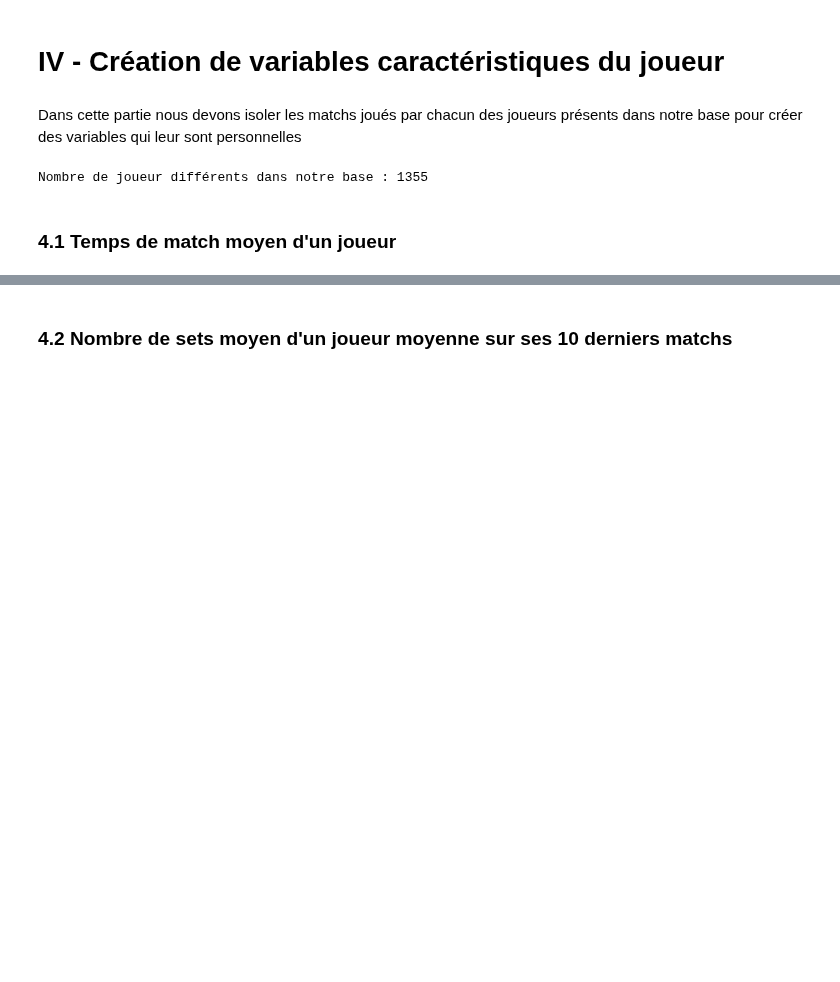
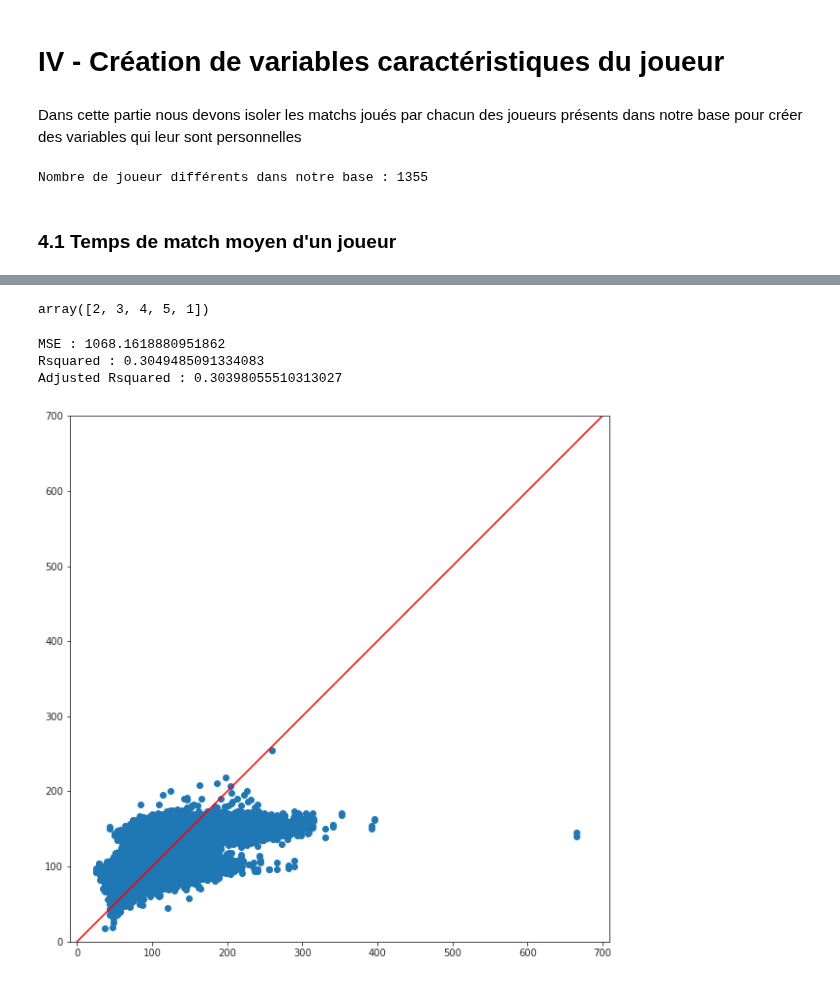
Before and after one commit to CesarRoaldes/tennis_match_time, a Jupyter notebook: Features engineering.ipynb, the cells around one changed output, grey strips where cells are left out. Cells and saved outputs as stored; diff of their text form; code cells hidden in the pictures; blank space fills up the shorter version.

```diff
--- a/Features engineering.ipynb
+++ b/Features engineering.ipynb
@@ -234,4 +289,2 @@ data['nb_set'] = data.apply(lambda x: [[int(elt[0]) if elt[0] not in string.asci
 # %%
-data['nb_set'] = data.apply(lambda x: [x['nb_set'].remove(liste) for liste in x['nb_set'] if liste==None], axis=1)
+data['nb_set'] = data['score'].apply(lambda x: len(x.split(' ')))
-# %%
-data['nb_set'] = data.apply(lambda x: [sum(liste) for liste in x['nb_set']], axis=1)
@@ -266,2 +291,28 @@ a
-# %% [markdown]
-### 4.2 Nombre de sets moyen d'un joueur moyenne sur ses 10 derniers matchs
+# %%
+data['nb_set'].unique()
+# %% [output]
+array([2, 3, 4, 5, 1])
+# %%
+modele = ols('minutes ~ const + C(tourney_name) + C(surface) + C(tourney_level) +  player_age \
+          + opponent_age + best_of + C(round) + year+  diff_ranking + avg_ranking + mean_time' , data=add_constant(data))
+resultat = modele.fit()
+# %%
+print('MSE :', resultat.mse_resid,
+      '\nRsquared :', resultat.rsquared,
+      '\nAdjusted Rsquared :', resultat.rsquared_adj)
+# %% [output]
+MSE : 1068.1618880951862
+Rsquared : 0.3049485091334083
+Adjusted Rsquared : 0.30398055510313027
+# %%
+y_pred = resultat.fittedvalues
+# %%
+plt.figure(figsize=(10,10))
+plt.scatter(y.values, y_pred)
+plt.plot([0,700], [0,700], color='red')
+plt.axis('equal')
+plt.xlim((0,700))
+plt.ylim((0,700))
+plt.show()
+# %% [output]
+[figure, added]
```
Also changed, not shown: parts of 28 cells of this notebook.
